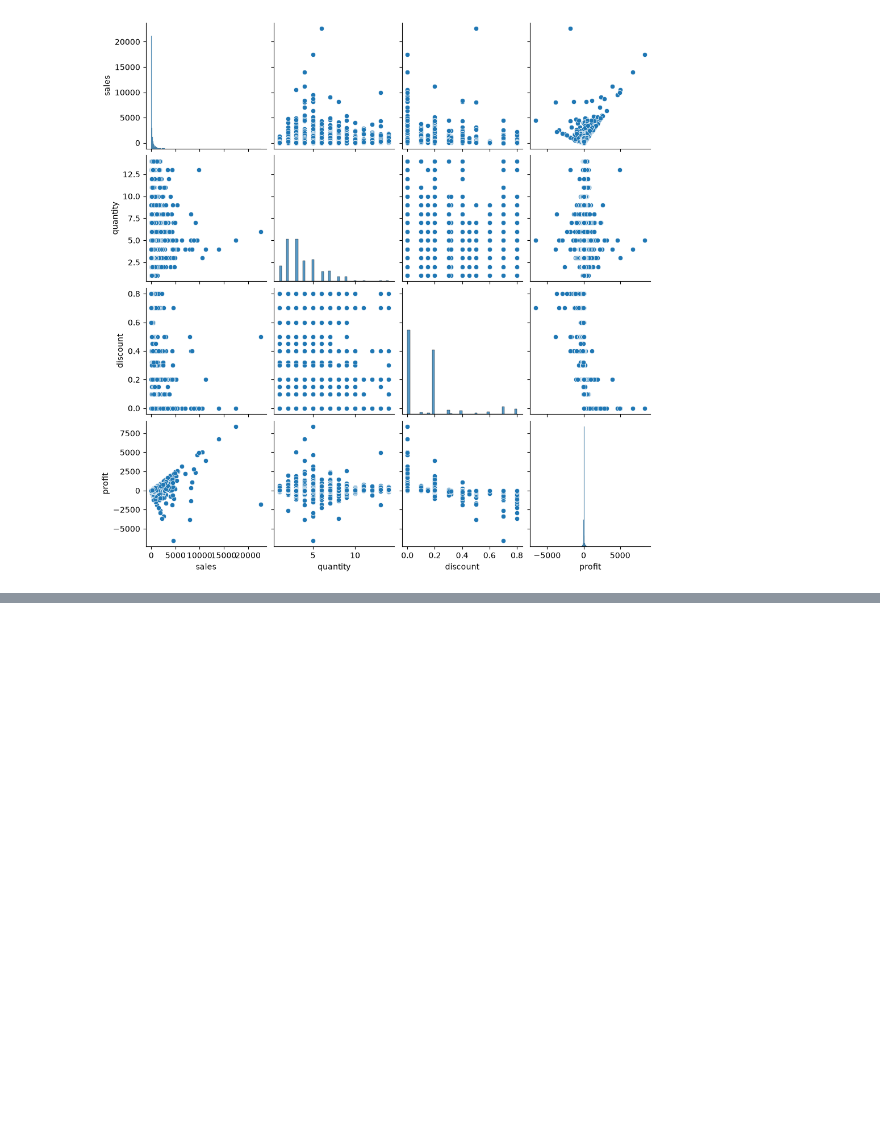
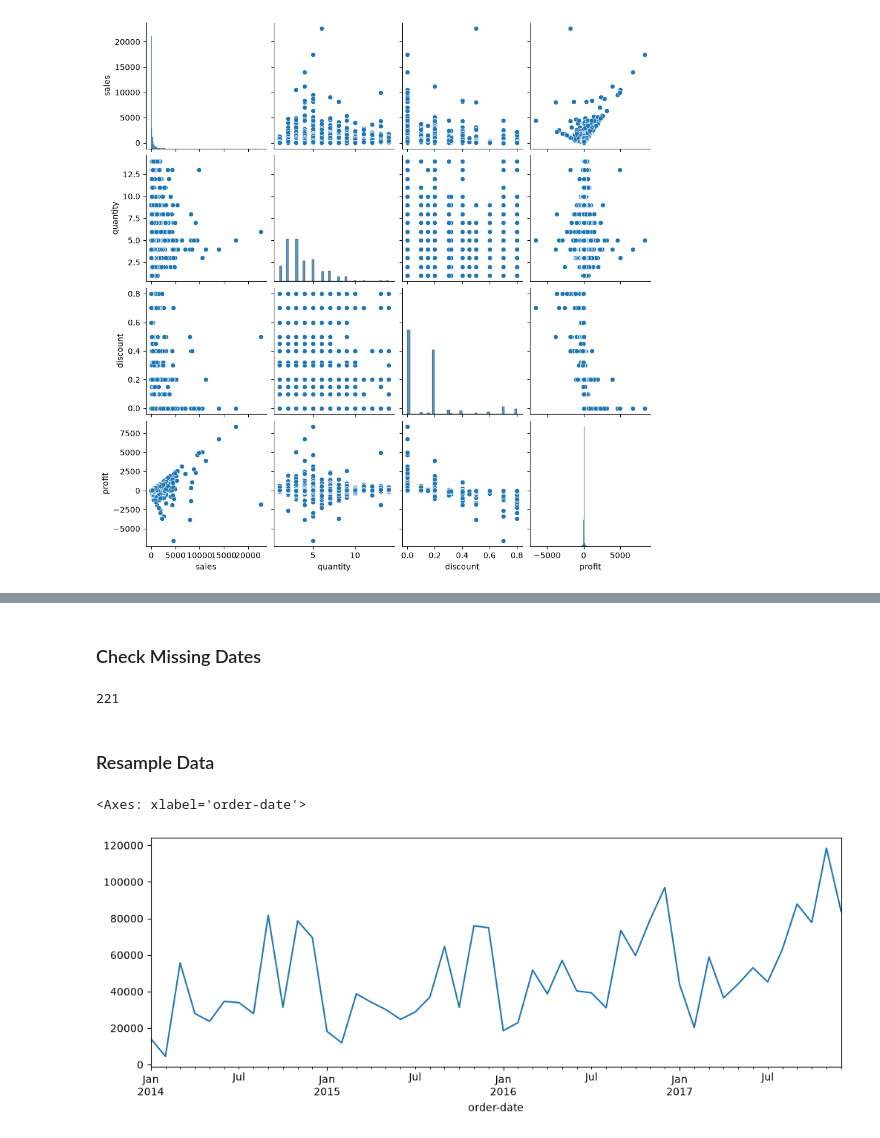
Before and after one commit to OnkarGhadage/superstore-sales-analysis, a Jupyter notebook: notebooks/eda.ipynb, the cells around one changed output, grey strips where cells are left out. Drawn from its saved outputs; the diff is of its cells as text; code cells hidden in the pictures; blank space fills up the shorter version.

Commit message:
Add time series analysis

```diff
--- a/notebooks/eda.ipynb
+++ b/notebooks/eda.ipynb
@@ -1068,0 +1074,6 @@ sns.pairplot(df)
+# %%
+#creating new df for time series analysis bause it needs date time as index!!
+#The columns are already in DateTime datatype
+dtdf = df.set_index('order-date')
+#sorting the dates
+dtdf.sort_index(inplace=True)
@@ -1068,0 +1110,2 @@ sns.pairplot(df)
+# %% [markdown]
+### Check Missing Dates
@@ -1068,0 +1116,11 @@ sns.pairplot(df)
+# %%
+len(missing_dates)
+# %% [output]
+221
+# %% [markdown]
+### Resample Data
+# %%
+dtdf['sales'].resample('ME').sum().plot(figsize=(12,4))
+# %% [output]
+<Axes: xlabel='order-date'>
+[figure, added]
```
Also changed, not shown: parts of 42 cells of this notebook.
